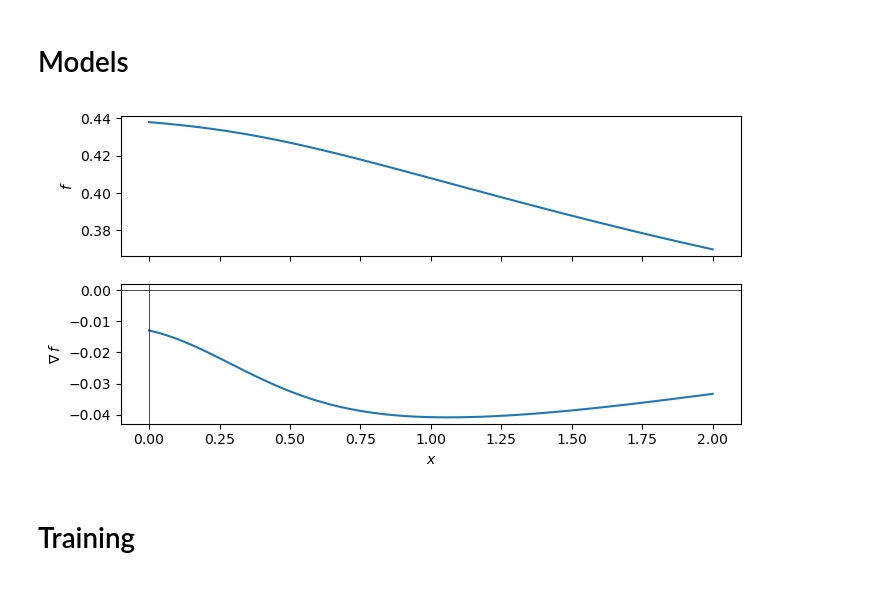
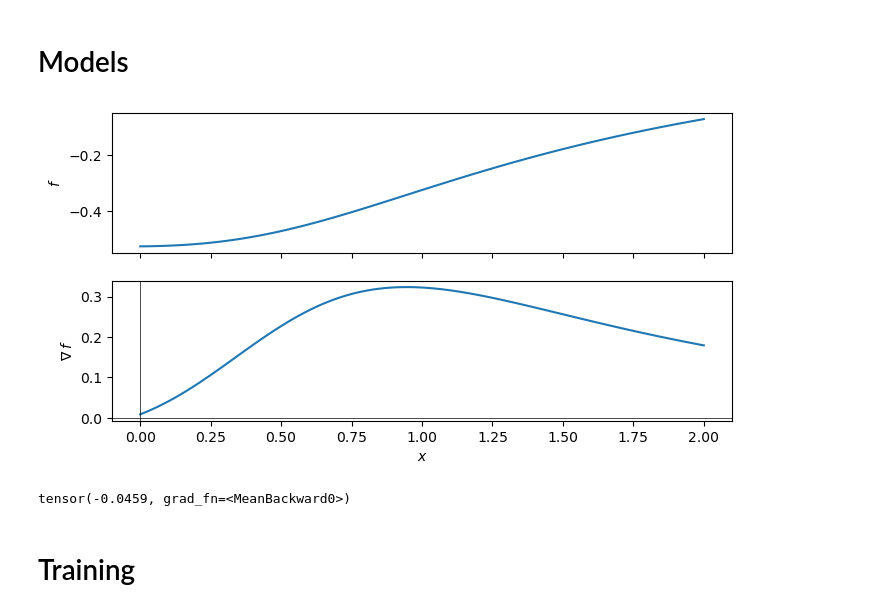
Before and after one commit to jshe2304/dlrg, a Jupyter notebook: train.ipynb, the cells around one changed output. Saved outputs shown, nothing was run; the diff lists cells and outputs as text; code cells hidden in the pictures.

```diff
--- a/train.ipynb
+++ b/train.ipynb
@@ -16,12 +17,12 @@ from utils.grad import grad
 # %%
 device = torch.device('cpu')
 # %%
-def plot(f, xlim=(0, 2), show_root=False):
+def plot(f, xlim=(0, 2)):
 
     x_vals = torch.linspace(*xlim, 100, device=device).unsqueeze(1)
 
     f_vals = f(x_vals).cpu().detach()
-    dfdx_vals = torch.cat([grad(f, x) for x in x_vals]).cpu().detach()
+    dfdx_vals = batch_grad(f)(x_vals).cpu().detach()
     x_vals = x_vals.cpu().detach()
 
     fig, (ax0, ax1) = plt.subplots(2, 1, sharex=True, figsize=(8, 4))
@@ -34,28 +35,11 @@ def plot(f, xlim=(0, 2), show_root=False):
     ax1.set_ylabel(r'$\nabla \: f$')
     ax1.axhline(0, color='black', linewidth=0.5)
     ax1.axvline(0, color='black', linewidth=0.5)
-
-    if show_root:
-        root = find_root(torch.tensor([1.], device=device), lambda x : grad(C, x))
-
-        if xlim[0] < root < xlim[1]:
-            ax0.axvline(root, c='r', alpha=0.5, linestyle='dashed', linewidth=0.75)
-            ax1.axvline(root, c='r', alpha=0.5, linestyle='dashed', linewidth=0.75)
 # %% [markdown]
 # Models
-# %%
-C = ResidualMLP(
-    in_channels=1,
-    device=device
-)
-
-fine = Fine_RBM(device=device)
-coarse = A1_RBM(device=device)
-
-sampler = HMC()
-sampler.potential = lambda J : 0
-
-C.eval()
-plot(C, show_root=True)
-# %% [output]
-[figure, removed]
+# %%
+C = MLP(
+    in_channels=1,
+    device=device
+)
+C.eval();
@@ -62,3 +51,11 @@ plot(C, show_root=True)
+# %%
+plot(C)
+# %% [output]
+[figure, added]
+# %%
+C.mlp[0].weight.mean()
+# %% [output]
+tensor(-0.0459, grad_fn=<MeanBackward0>)
 # %% [markdown]
 # Training
 # %%
```
Also changed, not shown: parts of 7 cells of this notebook, 7 other files.
